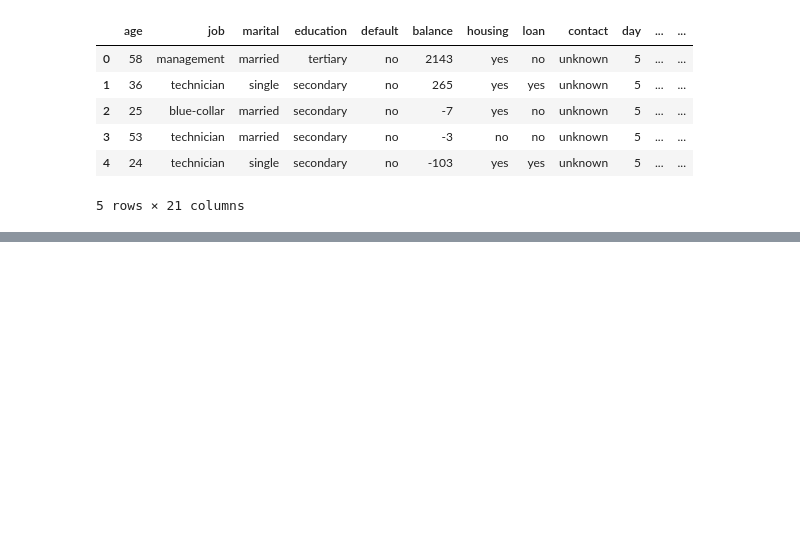
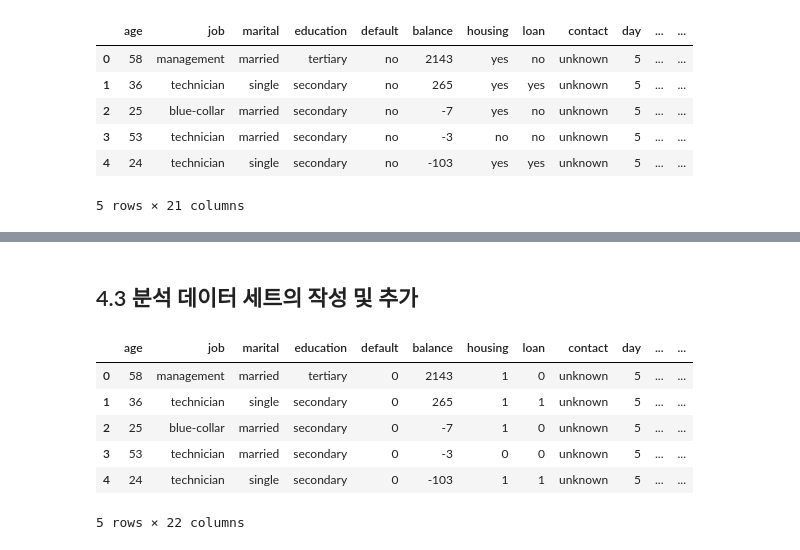
Before and after one commit to ChangZero/TIL, a Jupyter notebook: 머신러닝 데이터 전처리/3-4.ipynb, the cells around one changed output, grey strips where cells are left out. Cells and saved outputs as stored; diff of their text form; code cells hidden in the pictures; blank space fills up the shorter version.

```diff
--- a/머신러닝 데이터 전처리/3-4.ipynb
+++ b/머신러닝 데이터 전처리/3-4.ipynb
@@ -149,0 +165,4 @@ bank_df.head()
+# %%
+bank_df.loc[bank_df['pdays'] < 0, 'pdays2'] = 'less'
+bank_df.loc[bank_df['pdays'] >= 0, 'pdays2'] = 'more'
+bank_df.head()
@@ -149,0 +177,15 @@ bank_df.head()
+# %% [markdown]
+## 4.3 분석 데이터 세트의 작성 및 추가
+# %%
+bank_df = bank_df.replace('yes', '1')
+bank_df = bank_df.replace('no', '0')
+
+bank_df.head()
+# %% [output]
+|  | age | job | marital | education | default | balance | housing | loan | contact | day | ... | ... |
+| 0 | 58 | management | married | tertiary | 0 | 2143 | 1 | 0 | unknown | 5 | ... | ... |
+| 1 | 36 | technician | single | secondary | 0 | 265 | 1 | 1 | unknown | 5 | ... | ... |
+| 2 | 25 | blue-collar | married | secondary | 0 | -7 | 1 | 0 | unknown | 5 | ... | ... |
+| 3 | 53 | technician | married | secondary | 0 | -3 | 0 | 0 | unknown | 5 | ... | ... |
+| 4 | 24 | technician | single | secondary | 0 | -103 | 1 | 1 | unknown | 5 | ... | ... |
+5 rows × 22 columns
```
Also changed, not shown: parts of 14 cells of this notebook, 1 other file.
